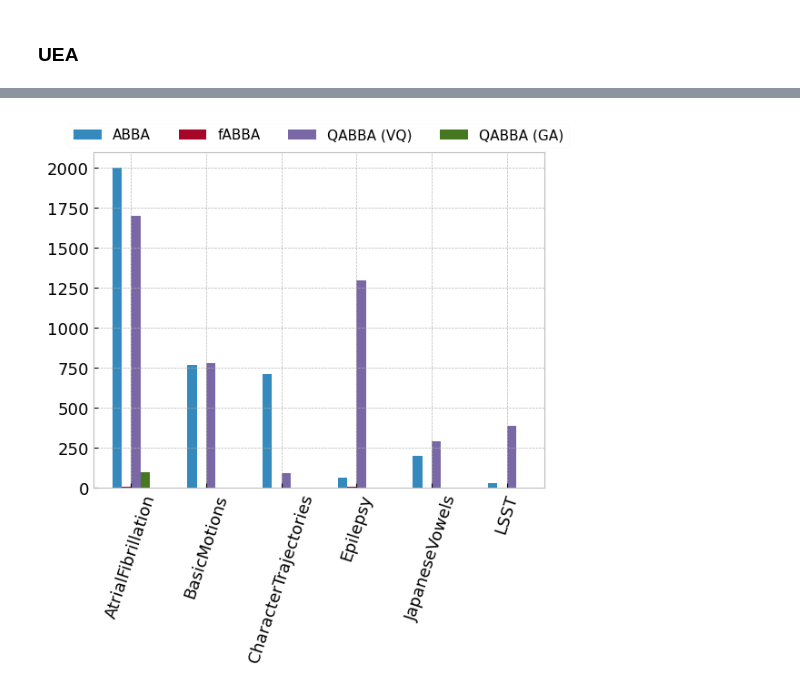
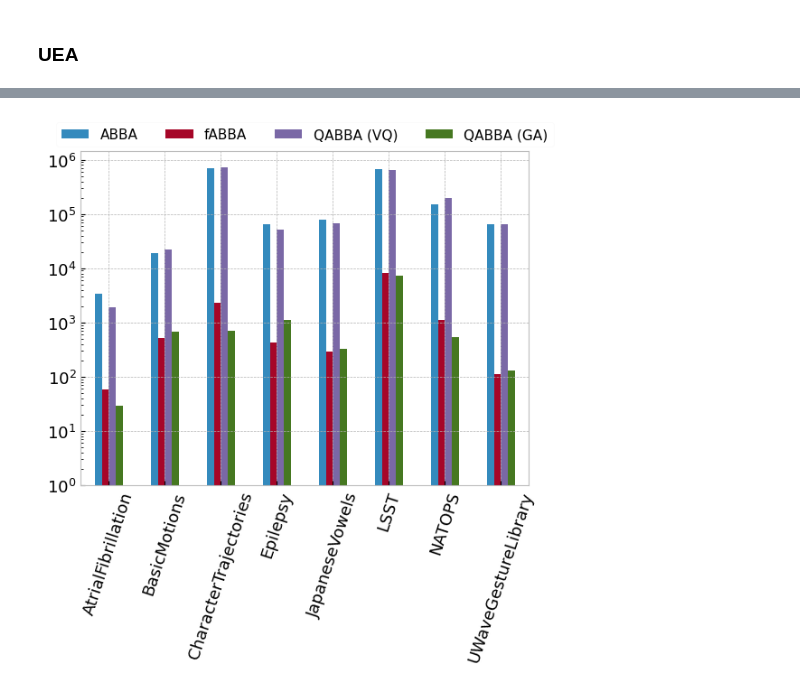
Before and after one commit to inEXASCALE/qabba, a Jupyter notebook: results1.ipynb, the cells around one changed output, grey strips where cells are left out. Cells and saved outputs as stored; diff of their text form; code cells hidden in the pictures.

```diff
--- a/results1.ipynb
+++ b/results1.ipynb
@@ -25,8 +25,8 @@ warnings.simplefilter(action='ignore')
 def sigificant_digit(number, digits=2):
     return round(number, digits - int(math.floor(math.log10(abs(number)))) - 1)
 # %%
-test_data = ['AtrialFibrillation', 'BasicMotions', 'CharacterTrajectories', 'LSST',
-             'Epilepsy', 'NATOPS', 'UWaveGestureLibrary', 'JapaneseVowels',
+test_data = ['AtrialFibrillation', 'BasicMotions', 'CharacterTrajectories', 'Epilepsy','JapaneseVowels', 'LSST',
+             'NATOPS', 'UWaveGestureLibrary',
             ]  # 'Heartbeat', 'StandWalkJump'
 # %% [markdown]
 ###  UEA
@@ -233,10 +251,10 @@ plt.show()
 # %%
 plt.rcParams['axes.facecolor'] = 'white'
-dtDF.loc[ind_name, :].plot.bar(rot=72, fontsize=13)
+dtDF.loc[test_data, :].plot.bar(rot=72, log=True,fontsize=13)
 plt.legend(fontsize=11, framealpha=0.1, ncol=4, loc='center',bbox_to_anchor=(0.5, 1.05, 0, 0))
 plt.savefig('figs/dtDF1.pdf', bbox_inches='tight')
 plt.show()
 # %% [output]
-[figure, old version]
+[figure, new version]
 # %%
 plt.rcParams['axes.facecolor'] = 'white'
```
Also changed, not shown: parts of 7 cells of this notebook, 52 other files.
